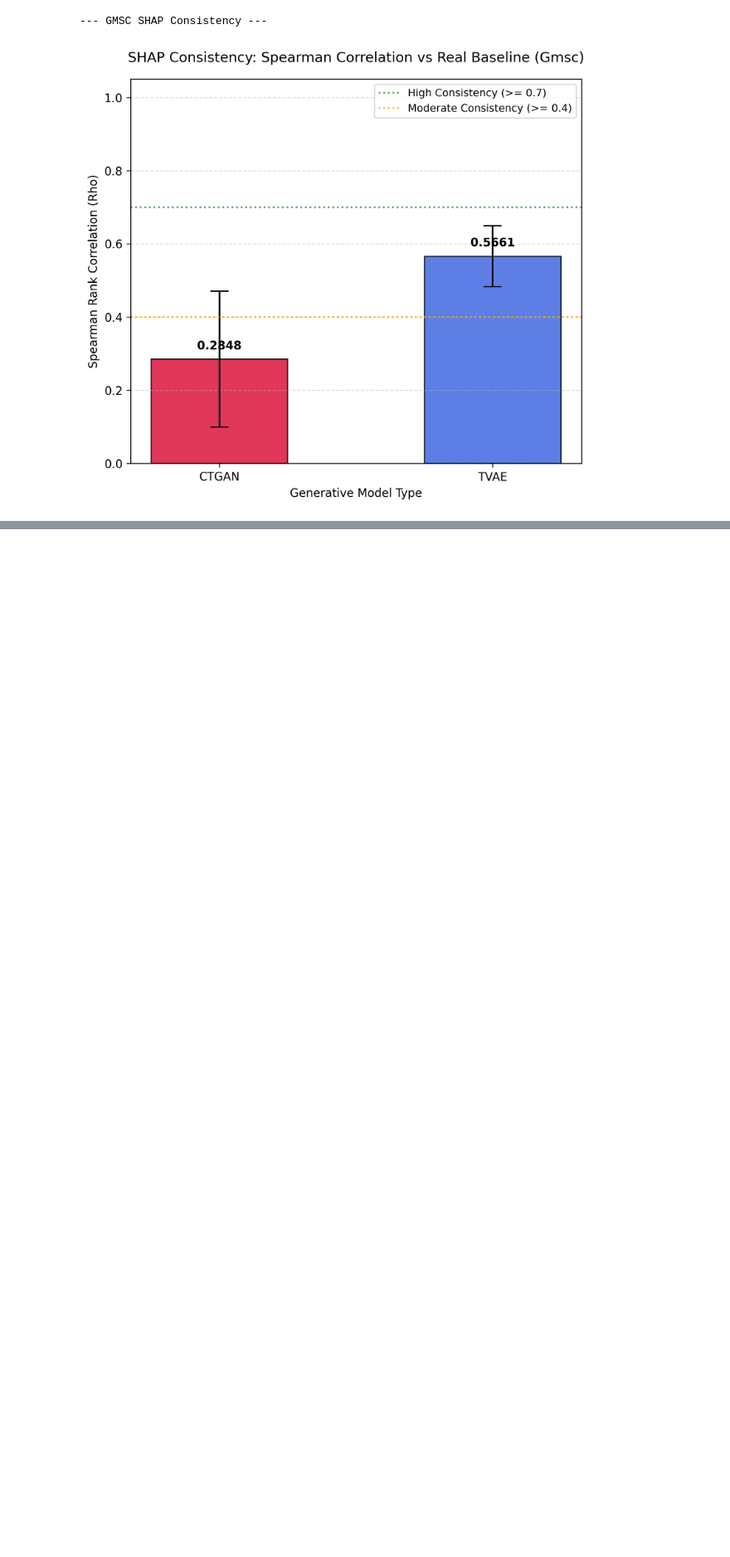
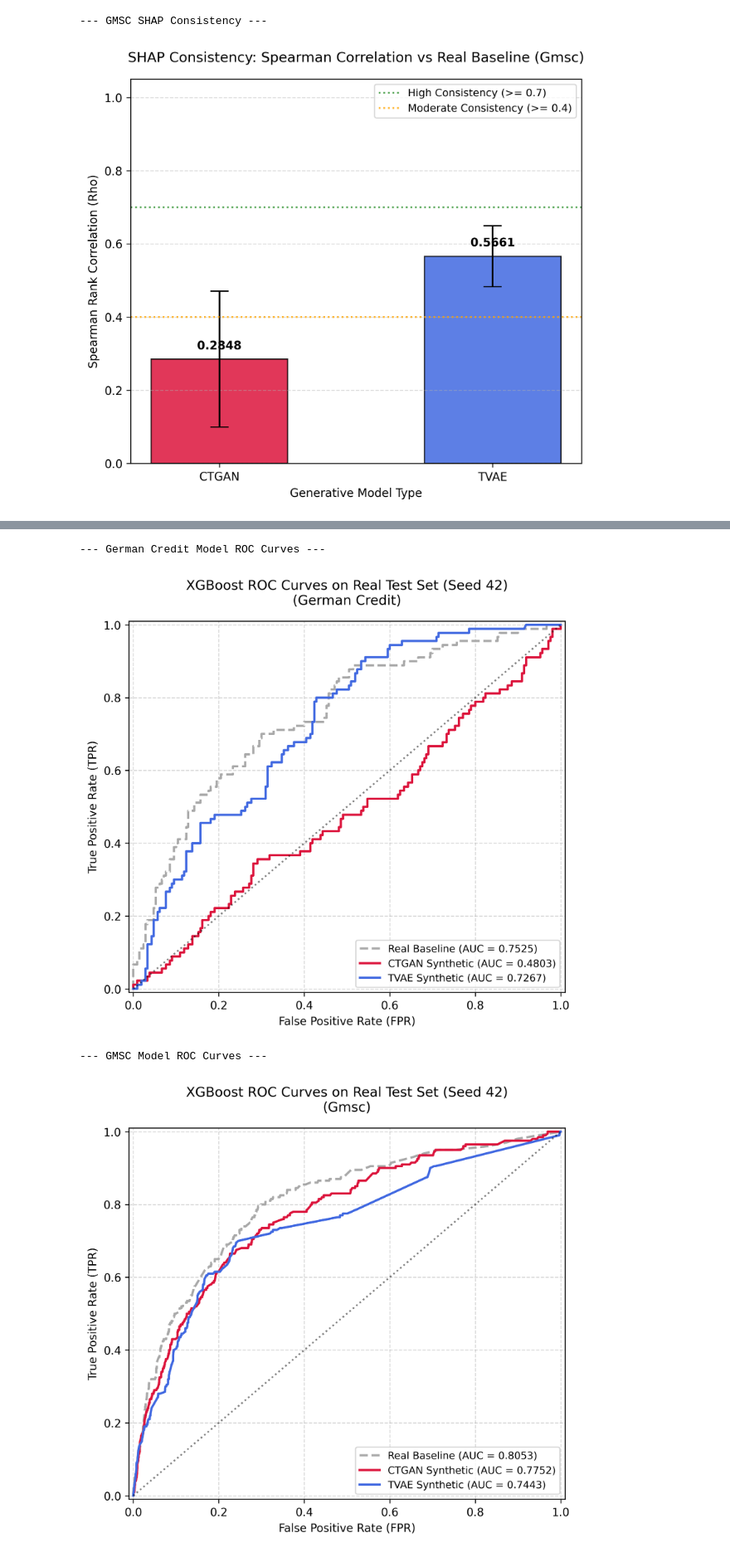
Before and after one commit to isha-roy/shap-synthetic-credit-risk, a Jupyter notebook: notebooks/07_paper_figures/07_paper_figures.ipynb, the cells around one changed output, grey strips where cells are left out. Shown at 83% size. Drawn from its saved outputs; the diff is of its cells as text; code cells hidden in the pictures; blank space fills up the shorter version.

```diff
--- a/notebooks/07_paper_figures/07_paper_figures.ipynb
+++ b/notebooks/07_paper_figures/07_paper_figures.ipynb
@@ -79,0 +99,11 @@ display(Image(filename='figures/paper/gmsc_shap_consistency.png'))
+# %%
+print('--- German Credit Model ROC Curves ---')
+display(Image(filename='figures/paper/german_credit_roc_curve.png'))
+
+print('\n--- GMSC Model ROC Curves ---')
+display(Image(filename='figures/paper/gmsc_roc_curve.png'))
+# %% [output]
+--- German Credit Model ROC Curves ---
+[figure, added]
+--- GMSC Model ROC Curves ---
+[figure, added]
```
Also changed, not shown: parts of 9 cells of this notebook, 2 other files.
